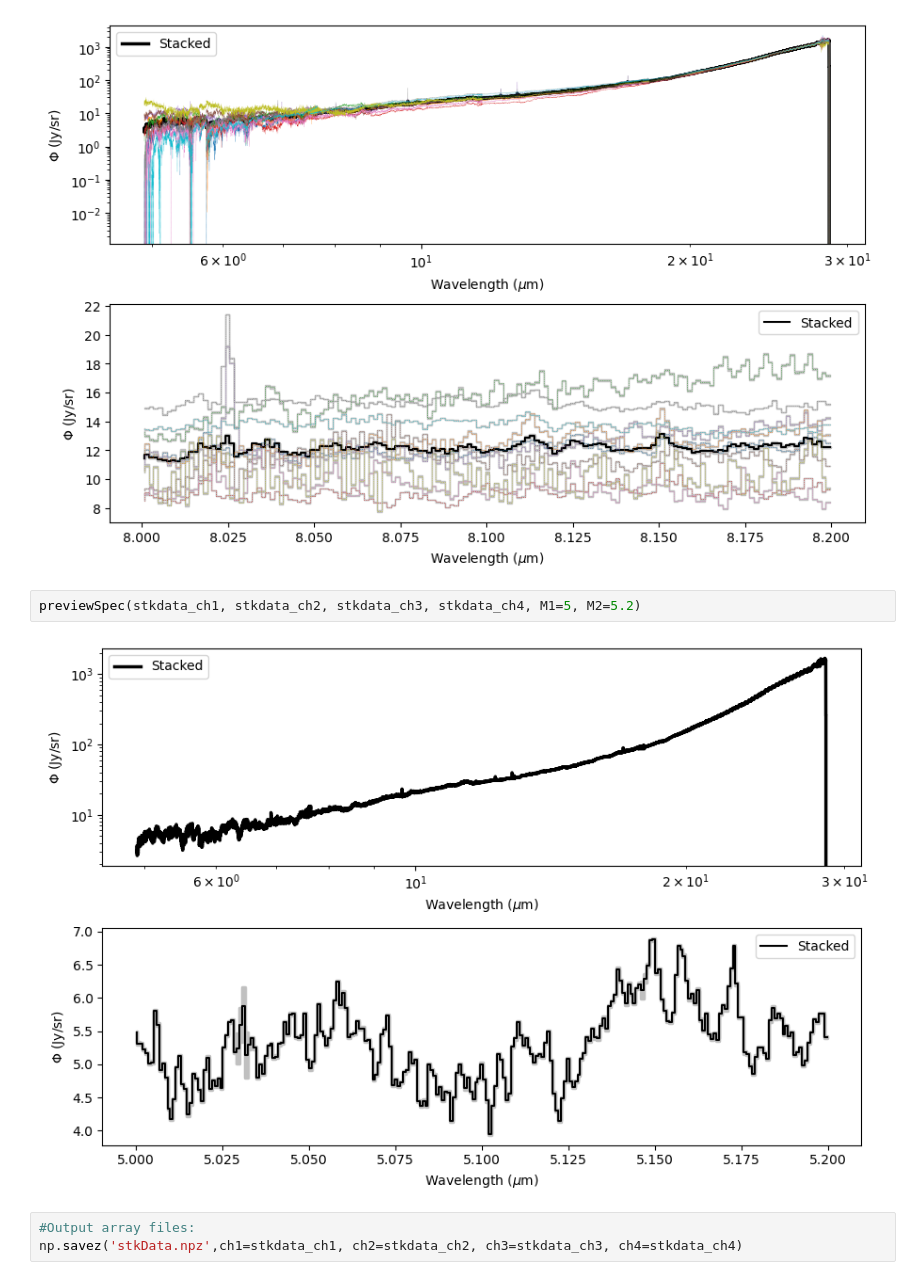
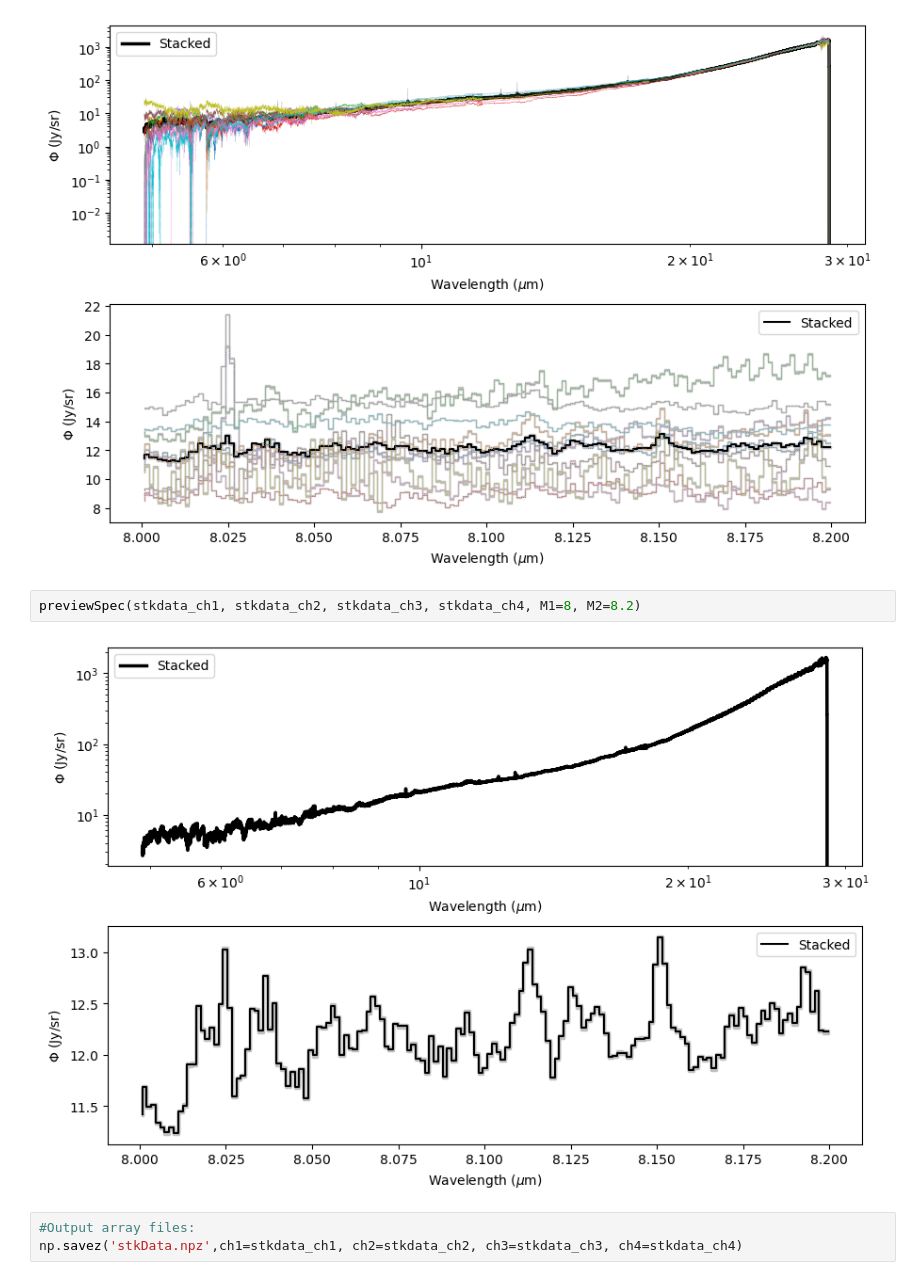
Before and after one commit to Timwong313/axionJWST_2024, a Jupyter notebook: MRS_analysis/ARCHIVE/readFits.ipynb, the cells around one changed output. Cells and saved outputs as stored; diff of their text form.

```diff
--- a/MRS_analysis/readFits.ipynb
+++ b/MRS_analysis/ARCHIVE/readFits.ipynb
@@ -429,9 +412,9 @@ previewSpec(stkdata_ch1, stkdata_ch2, stkdata_ch3, stkdata_ch4, M1=8, M2=8.2, Ch
 # %% [output]
 [figure]
 # %%
-previewSpec(stkdata_ch1, stkdata_ch2, stkdata_ch3, stkdata_ch4, M1=5, M2=5.2)
+previewSpec(stkdata_ch1, stkdata_ch2, stkdata_ch3, stkdata_ch4, M1=8, M2=8.2)
 # %% [output]
-[figure, old version]
+[figure, new version]
 # %%
 #Output array files:
 np.savez('stkData.npz',ch1=stkdata_ch1, ch2=stkdata_ch2, ch3=stkdata_ch3, ch4=stkdata_ch4)
```
Also changed, not shown: parts of 7 cells of this notebook, 10 other files.
